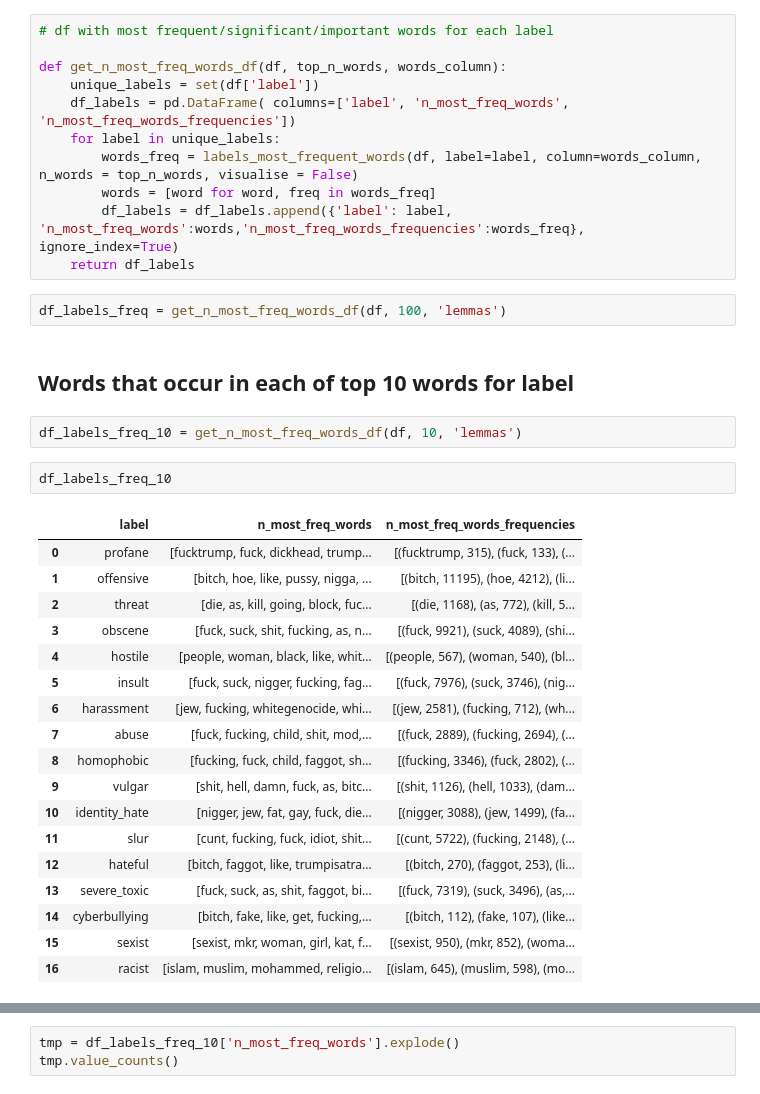
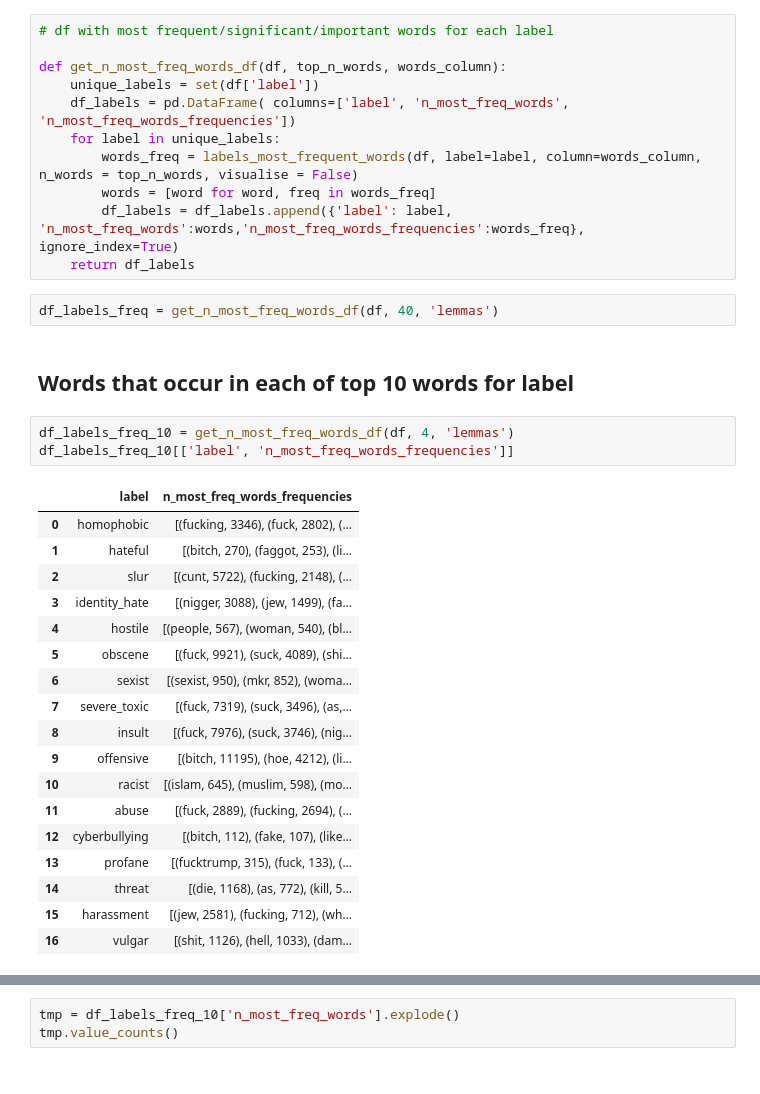
Before and after one commit to pushkill/NLP-project, a Jupyter notebook: analysis_jus.ipynb, the cells around one changed output, grey strips where cells are left out. Cells and saved outputs as stored; diff of their text form.

```diff
--- a/analysis_jus.ipynb
+++ b/analysis_jus.ipynb
@@ -168,29 +168,28 @@ def get_n_most_freq_words_df(df, top_n_words, words_column):
         df_labels = df_labels.append({'label': label, 'n_most_freq_words':words,'n_most_freq_words_frequencies':words_freq}, ignore_index=True)
     return df_labels
 # %%
-df_labels_freq = get_n_most_freq_words_df(df, 100, 'lemmas')
+df_labels_freq = get_n_most_freq_words_df(df, 40, 'lemmas')
 # %% [markdown]
 ## Words that occur in each of top 10 words for label
 # %%
-df_labels_freq_10 = get_n_most_freq_words_df(df, 10, 'lemmas')
+df_labels_freq_10 = get_n_most_freq_words_df(df, 4, 'lemmas')
+df_labels_freq_10[['label', 'n_most_freq_words_frequencies']]
+# %% [output]
+|  | label | n_most_freq_words_frequencies |
+| 0 | homophobic | [(fucking, 3346), (fuck, 2802), (... |
+| 1 | hateful | [(bitch, 270), (faggot, 253), (li... |
+| 2 | slur | [(cunt, 5722), (fucking, 2148), (... |
+| 3 | identity_hate | [(nigger, 3088), (jew, 1499), (fa... |
+| 4 | hostile | [(people, 567), (woman, 540), (bl... |
+| 5 | obscene | [(fuck, 9921), (suck, 4089), (shi... |
+| 6 | sexist | [(sexist, 950), (mkr, 852), (woma... |
+| 7 | severe_toxic | [(fuck, 7319), (suck, 3496), (as,... |
+| 8 | insult | [(fuck, 7976), (suck, 3746), (nig... |
+| 9 | offensive | [(bitch, 11195), (hoe, 4212), (li... |
+| 10 | racist | [(islam, 645), (muslim, 598), (mo... |
+| 11 | abuse | [(fuck, 2889), (fucking, 2694), (... |
+| 12 | cyberbullying | [(bitch, 112), (fake, 107), (like... |
+| 13 | profane | [(fucktrump, 315), (fuck, 133), (... |
+| 14 | threat | [(die, 1168), (as, 772), (kill, 5... |
+| 15 | harassment | [(jew, 2581), (fucking, 712), (wh... |
+| 16 | vulgar | [(shit, 1126), (hell, 1033), (dam... |
-# %%
-df_labels_freq_10
-# %% [output]
-|  | label | n_most_freq_words | n_most_freq_words_frequencies |
-| 0 | profane | [fucktrump, fuck, dickhead, trump... | [(fucktrump, 315), (fuck, 133), (... |
-| 1 | offensive | [bitch, hoe, like, pussy, nigga, ... | [(bitch, 11195), (hoe, 4212), (li... |
-| 2 | threat | [die, as, kill, going, block, fuc... | [(die, 1168), (as, 772), (kill, 5... |
-| 3 | obscene | [fuck, suck, shit, fucking, as, n... | [(fuck, 9921), (suck, 4089), (shi... |
-| 4 | hostile | [people, woman, black, like, whit... | [(people, 567), (woman, 540), (bl... |
-| 5 | insult | [fuck, suck, nigger, fucking, fag... | [(fuck, 7976), (suck, 3746), (nig... |
-| 6 | harassment | [jew, fucking, whitegenocide, whi... | [(jew, 2581), (fucking, 712), (wh... |
-| 7 | abuse | [fuck, fucking, child, shit, mod,... | [(fuck, 2889), (fucking, 2694), (... |
-| 8 | homophobic | [fucking, fuck, child, faggot, sh... | [(fucking, 3346), (fuck, 2802), (... |
-| 9 | vulgar | [shit, hell, damn, fuck, as, bitc... | [(shit, 1126), (hell, 1033), (dam... |
-| 10 | identity_hate | [nigger, jew, fat, gay, fuck, die... | [(nigger, 3088), (jew, 1499), (fa... |
-| 11 | slur | [cunt, fucking, fuck, idiot, shit... | [(cunt, 5722), (fucking, 2148), (... |
-| 12 | hateful | [bitch, faggot, like, trumpisatra... | [(bitch, 270), (faggot, 253), (li... |
-| 13 | severe_toxic | [fuck, suck, as, shit, faggot, bi... | [(fuck, 7319), (suck, 3496), (as,... |
-| 14 | cyberbullying | [bitch, fake, like, get, fucking,... | [(bitch, 112), (fake, 107), (like... |
-| 15 | sexist | [sexist, mkr, woman, girl, kat, f... | [(sexist, 950), (mkr, 852), (woma... |
-| 16 | racist | [islam, muslim, mohammed, religio... | [(islam, 645), (muslim, 598), (mo... |
```
Also changed, not shown: parts of 5 cells of this notebook, 7 other files.
